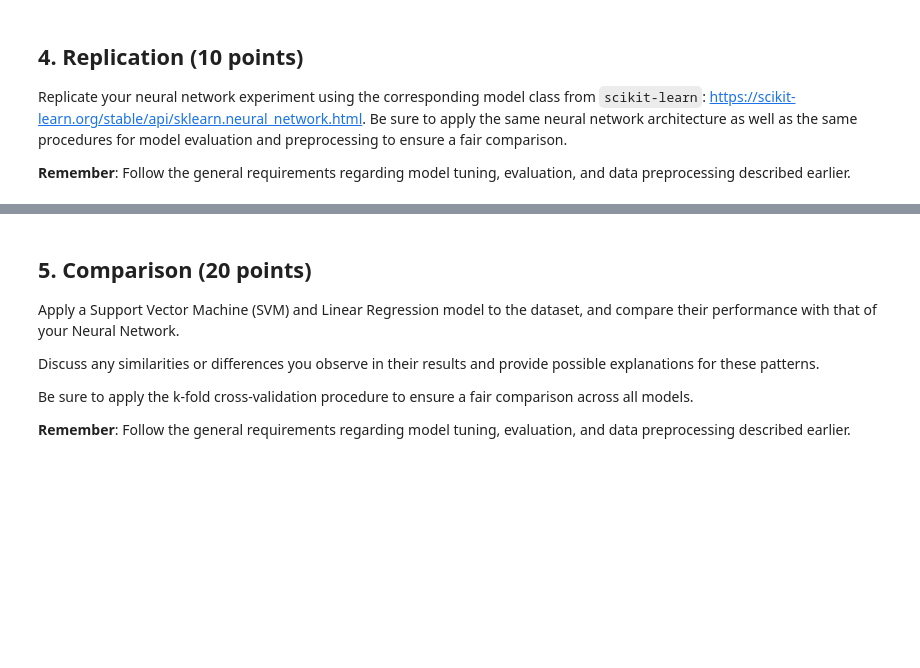
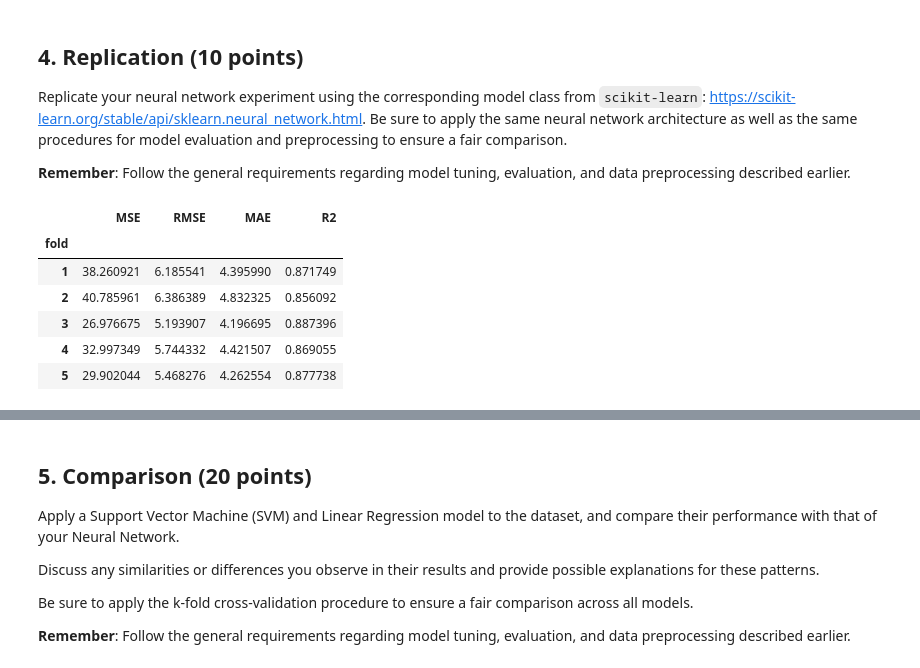
Before and after one commit to yxf9tv/05-neural-networks-real-data, a Jupyter notebook: 05-neural-networks-real-data.ipynb, the cells around one changed output, grey strips where cells are left out. Cells and saved outputs as stored; diff of their text form; code cells hidden in the pictures; blank space fills up the shorter version.

```diff
--- a/05-neural-networks-real-data.ipynb
+++ b/05-neural-networks-real-data.ipynb
@@ -321,4 +328,45 @@ Replicate your neural network experiment using the corresponding model class fro
 
 **Remember**: Follow the general requirements regarding model tuning, evaluation, and data preprocessing described earlier.
 # %%
-# USE AS MANY CELLS AS NEEDED
+def cross_validate_sklearn(make_model):
+    kf = KFold(n_splits=K_FOLDS, shuffle=True, random_state=SEED)
+    rows = []
+    for fold, (train_idx, val_idx) in enumerate(kf.split(X), start=1):
+        scaler = StandardScaler().fit(X[train_idx])
+        X_train = scaler.transform(X[train_idx])
+        X_val = scaler.transform(X[val_idx])
+
+        model = make_model()
+        model.fit(X_train, y[train_idx].ravel())
+        y_pred = model.predict(X_val)
+
+        mse = mean_squared_error(y[val_idx], y_pred)
+        rows.append({'fold': fold, 'MSE': mse, 'RMSE': np.sqrt(mse),
+                     'MAE': mean_absolute_error(y[val_idx], y_pred),
+                     'R2': r2_score(y[val_idx], y_pred)})
+    return pd.DataFrame(rows).set_index('fold')
+# %%
+def make_mlp():
+    return MLPRegressor(
+        hidden_layer_sizes=(N_HIDDEN,),
+        activation='relu',
+        solver='adam',
+        learning_rate_init=LEARNING_RATE,
+        batch_size=BATCH_SIZE,
+        max_iter=EPOCHS,
+        alpha=0.0,
+        n_iter_no_change=EPOCHS,
+        shuffle=True,
+        random_state=SEED,
+    )
+
+mlp_results = cross_validate_sklearn(make_mlp)
+mlp_results
+# %% [output]
+|  | MSE | RMSE | MAE | R2 |
+| fold |  |  |  |  |
+| 1 | 38.260921 | 6.185541 | 4.395990 | 0.871749 |
+| 2 | 40.785961 | 6.386389 | 4.832325 | 0.856092 |
+| 3 | 26.976675 | 5.193907 | 4.196695 | 0.887396 |
+| 4 | 32.997349 | 5.744332 | 4.421507 | 0.869055 |
+| 5 | 29.902044 | 5.468276 | 4.262554 | 0.877738 |
```
Also changed, not shown: parts of 19 cells of this notebook.
